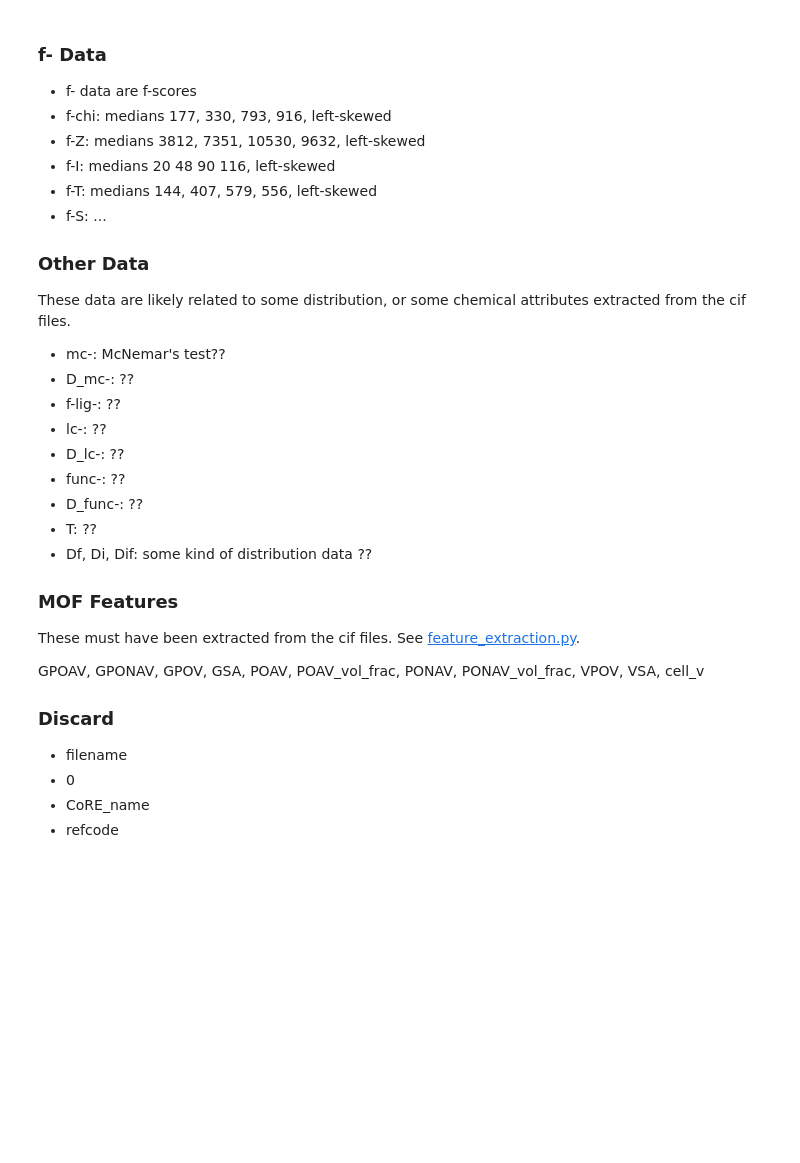
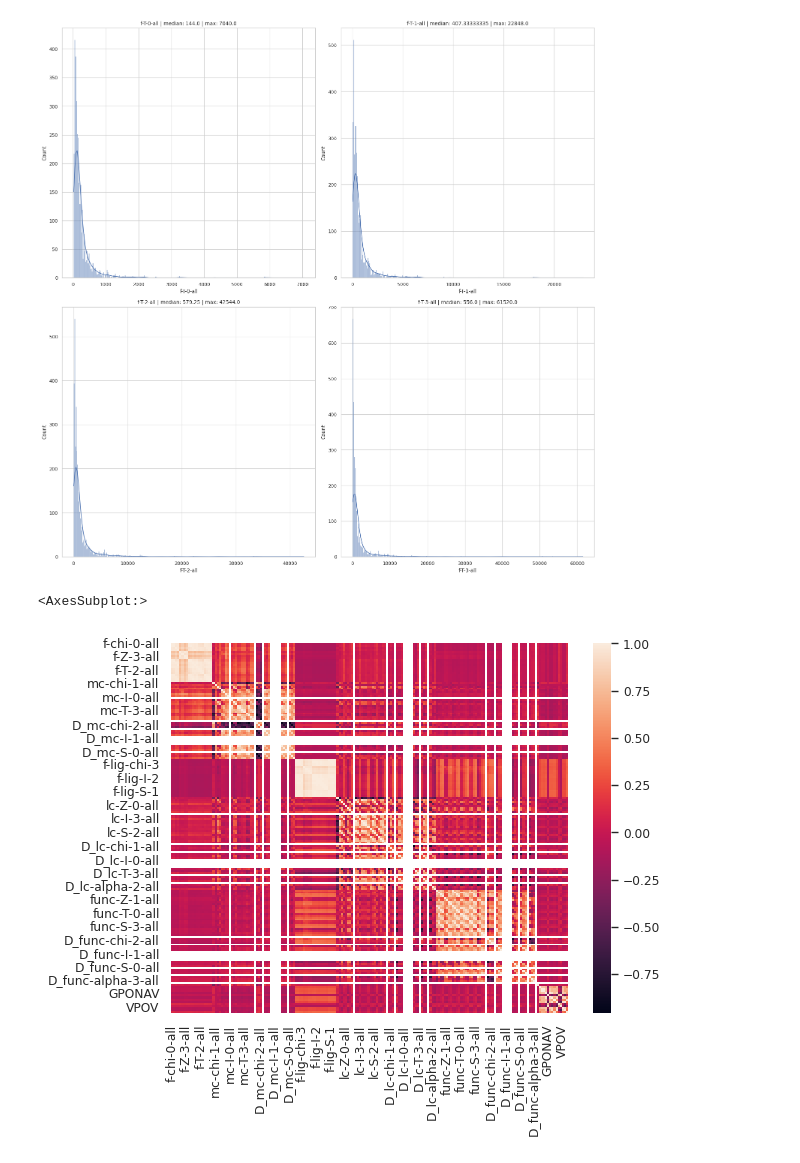
Before and after one commit to XYLiu9357/optimof, a Jupyter notebook: src/model_training/data_explore.ipynb, the cells around one changed output. Saved outputs shown, nothing was run; the diff lists cells and outputs as text; code cells hidden in the pictures; blank space fills up the shorter version.

Commit message:
thermal model pipeline completed

```diff
--- a/src/model_training/data_explore.ipynb
+++ b/src/model_training/data_explore.ipynb
@@ -27,58 +76,28 @@ thermal_all_df.describe()
 # %%
 thermal_feature_names = thermal_all_df.columns
 
 # Filter columns that start with "f-chi"
 prefix_columns = [col for col in thermal_feature_names if col.startswith("f-T")]
 num_columns = len(prefix_columns)
 n = int(np.ceil(np.sqrt(num_columns)))
 
 # Create subplots
 fig1, axes1 = plt.subplots(n, n, figsize=(15, 15))
 axes1 = axes1.flatten()
 
 # Plot histograms
 for i, col in enumerate(prefix_columns):
     sns.histplot(thermal_all_df[col], ax=axes1[i], kde=True)
     axes1[i].set_title(col + f" | median: {thermal_all_df[col].median()} | max: {thermal_all_df[col].max()}")
 
 for j in range(i + 1, n * n):
     fig1.delaxes(axes1[j])
 plt.tight_layout()
-
-thermal_feature_names[150:]
+# %% [output]
+[figure, added]
-# %% [markdown]
-### f- Data
-
-- f- data are f-scores
-- f-chi: medians 177, 330, 793, 916, left-skewed
-- f-Z: medians 3812, 7351, 10530, 9632, left-skewed
-- f-I: medians 20 48 90 116, left-skewed
-- f-T: medians 144, 407, 579, 556, left-skewed
-- f-S: ...
-
-### Other Data
-
-These data are likely related to some distribution, or some chemical attributes extracted from the cif files.
-
-- mc-: McNemar's test??
-- D_mc-: ??
-- f-lig-: ??
-- lc-: ??
-- D_lc-: ??
-- func-: ??
-- D_func-: ??
-- T: ??
-- Df, Di, Dif: some kind of distribution data ??
-
-### MOF Features
-
-These must have been extracted from the cif files. See [feature_extraction.py](../model_features/feature_extraction.py).
-
-GPOAV, GPONAV, GPOV, GSA, POAV, POAV_vol_frac, PONAV, PONAV_vol_frac, VPOV, VSA, cell_v
-
-### Discard
-
-- filename
-- 0
-- CoRE_name
-- refcode
+# %%
+# Correlation
+sns.heatmap(thermal_all_df.corr())
+# %% [output]
+<AxesSubplot:>
+[figure, added]
```
Also changed, not shown: parts of 4 cells of this notebook, 7 other files.
